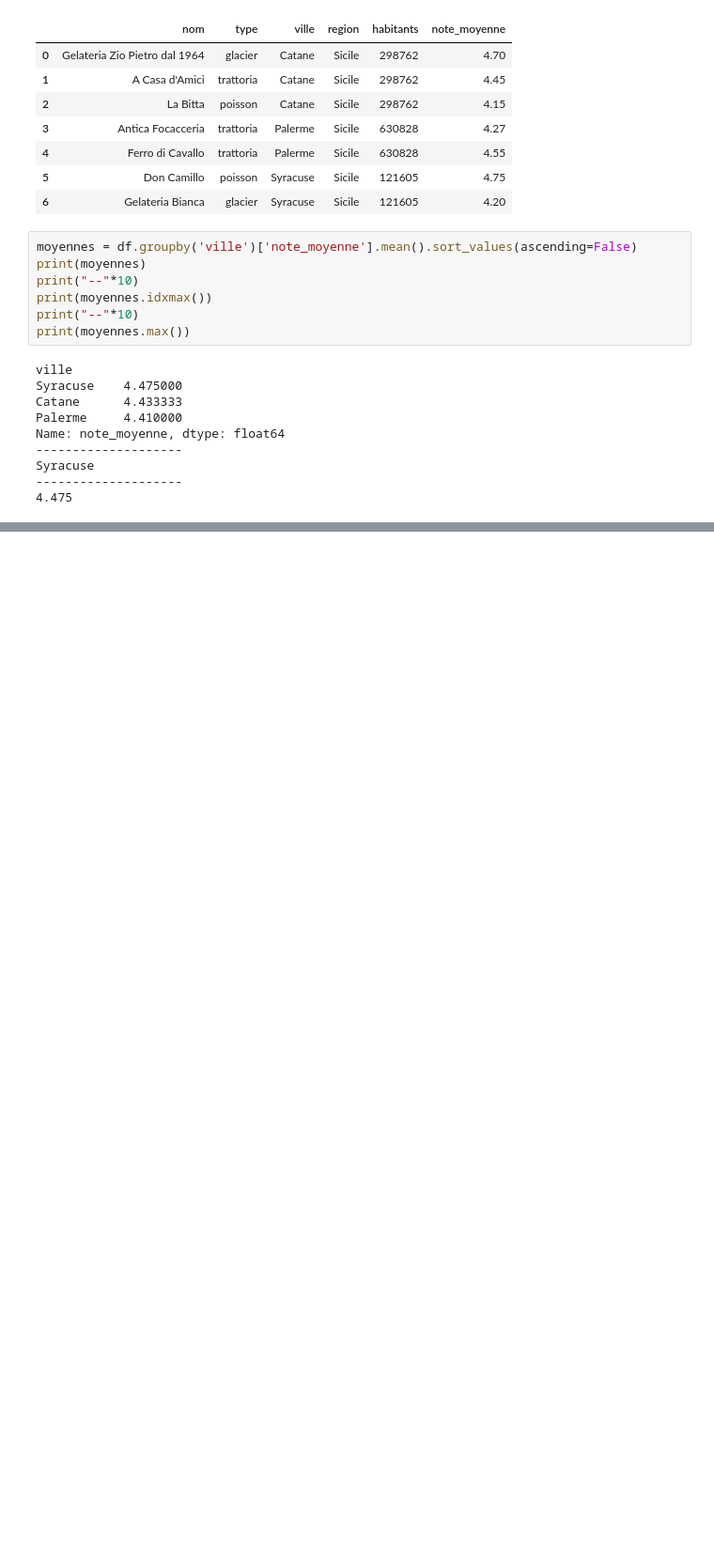
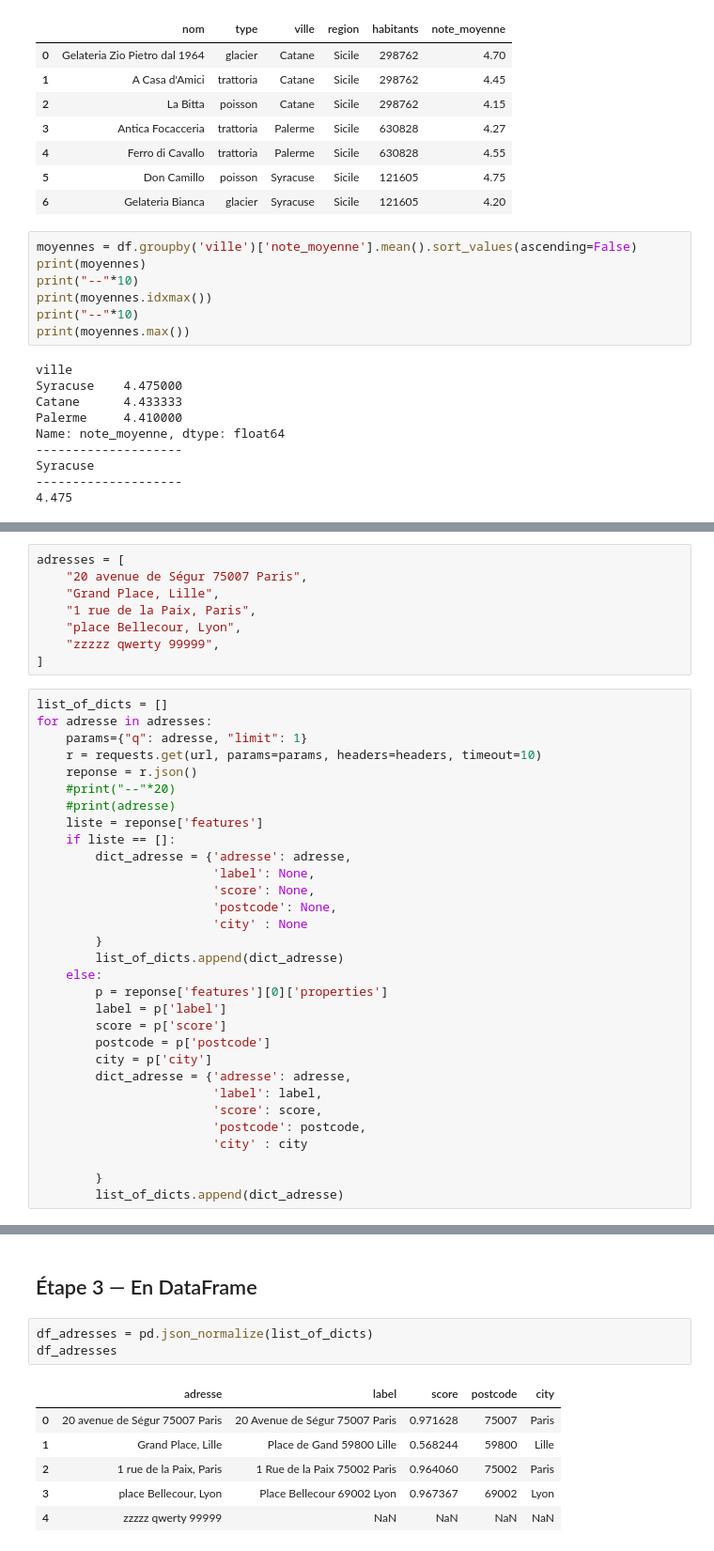
Before and after one commit to pbejian/json-api-geocodage, a Jupyter notebook: notebooks/quete_json_api.ipynb, the cells around one changed output, grey strips where cells are left out. Shown at 94% size. Cells and saved outputs as stored; diff of their text form; blank space fills up the shorter version.

```diff
--- a/notebooks/quete_json_api.ipynb
+++ b/notebooks/quete_json_api.ipynb
@@ -255,0 +380,39 @@ restaurants = df.groupby('type').count()
+# %%
+adresses = [
+    "20 avenue de Ségur 75007 Paris",
+    "Grand Place, Lille",
+    "1 rue de la Paix, Paris",
+    "place Bellecour, Lyon",
+    "zzzzz qwerty 99999",
+]
+# %%
+list_of_dicts = []
+for adresse in adresses:
+    params={"q": adresse, "limit": 1}
+    r = requests.get(url, params=params, headers=headers, timeout=10)
+    reponse = r.json()
+    #print("--"*20)
+    #print(adresse)
+    liste = reponse['features']
+    if liste == []:
+        dict_adresse = {'adresse': adresse,
+                        'label': None,
+                        'score': None,
+                        'postcode': None,
+                        'city' : None
+        }
+        list_of_dicts.append(dict_adresse)
+    else:
+        p = reponse['features'][0]['properties']
+        label = p['label']
+        score = p['score']
+        postcode = p['postcode']
+        city = p['city']
+        dict_adresse = {'adresse': adresse,
+                        'label': label,
+                        'score': score,
+                        'postcode': postcode,
+                        'city' : city
+
+        }
+        list_of_dicts.append(dict_adresse)
@@ -255,0 +439,12 @@ restaurants = df.groupby('type').count()
+# %% [markdown]
+## Étape 3 — En DataFrame
+# %%
+df_adresses = pd.json_normalize(list_of_dicts)
+df_adresses
+# %% [output]
+|  | adresse | label | score | postcode | city |
+| 0 | 20 avenue de Ségur 75007 Paris | 20 Avenue de Ségur 75007 Paris | 0.971628 | 75007 | Paris |
+| 1 | Grand Place, Lille | Place de Gand 59800 Lille | 0.568244 | 59800 | Lille |
+| 2 | 1 rue de la Paix, Paris | 1 Rue de la Paix 75002 Paris | 0.964060 | 75002 | Paris |
+| 3 | place Bellecour, Lyon | Place Bellecour 69002 Lyon | 0.967367 | 69002 | Lyon |
+| 4 | zzzzz qwerty 99999 | NaN | NaN | NaN | NaN |
```
Also changed, not shown: parts of 19 cells of this notebook, 1 other file.
